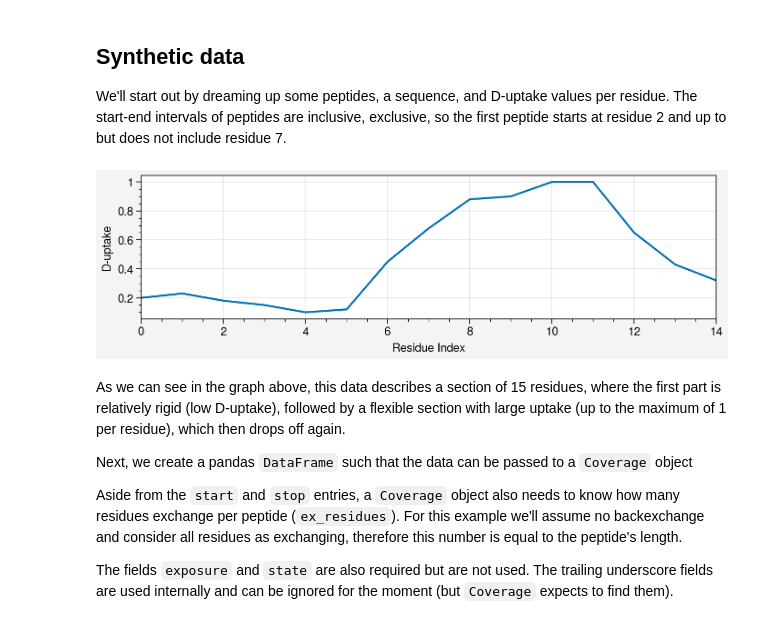
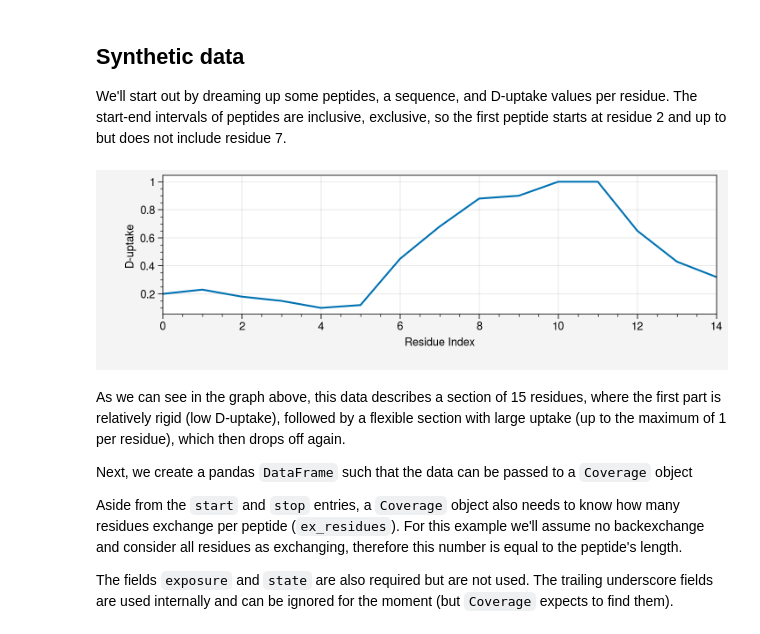
Before and after one commit to Jhsmit/PyHDX, a Jupyter notebook: docs/examples/02_coverage_and_d_uptake_fit.ipynb, the cells around one changed output. Cells and saved outputs as stored; diff of their text form; code cells hidden in the pictures.

```diff
--- a/docs/examples/02_coverage_and_d_uptake_fit.ipynb
+++ b/docs/examples/02_coverage_and_d_uptake_fit.ipynb
@@ -26,32 +26,32 @@ at residue 2 and up to but does not include residue 7.
 # %%
 start = [2, 5, 8, 10, 13]
 stop = [7, 10, 15, 17, 16]
 sequence = "MSEQNNTEMTFQIQRIYTKDISFEAPNAPHVFQKDWQPEVKLDLDTASSQL"
 # Data ranges from residue 2 up to but not including 17, therefore these are 15 residues
 d_uptake_residue = [
     0.2,
     0.23,
     0.18,
     0.15,
     0.1,
     0.12,
     0.45,
     0.68,
     0.88,
     0.9,
     1.0,
     1.0,
     0.65,
     0.43,
     0.32,
 ]
 
-fig, ax = pplt.subplots(refaspect=4, axwidth="160mm")
+fig, ax = uplt.subplots(refaspect=4, axwidth="160mm")
 ax.plot(d_uptake_residue)
 ax.format(xlabel="Residue Index", ylabel="D-uptake")
-pplt.show()
+uplt.show()
 # %% [output]
-[figure, old version]
+[figure, new version]
 # %% [markdown]
 As we can see in the graph above, this data describes a section of 15 residues, where the
 first part is relatively rigid (low D-uptake), followed by a flexible section with large uptake
```
Also changed, not shown: parts of 5 cells of this notebook, 35 other files.
